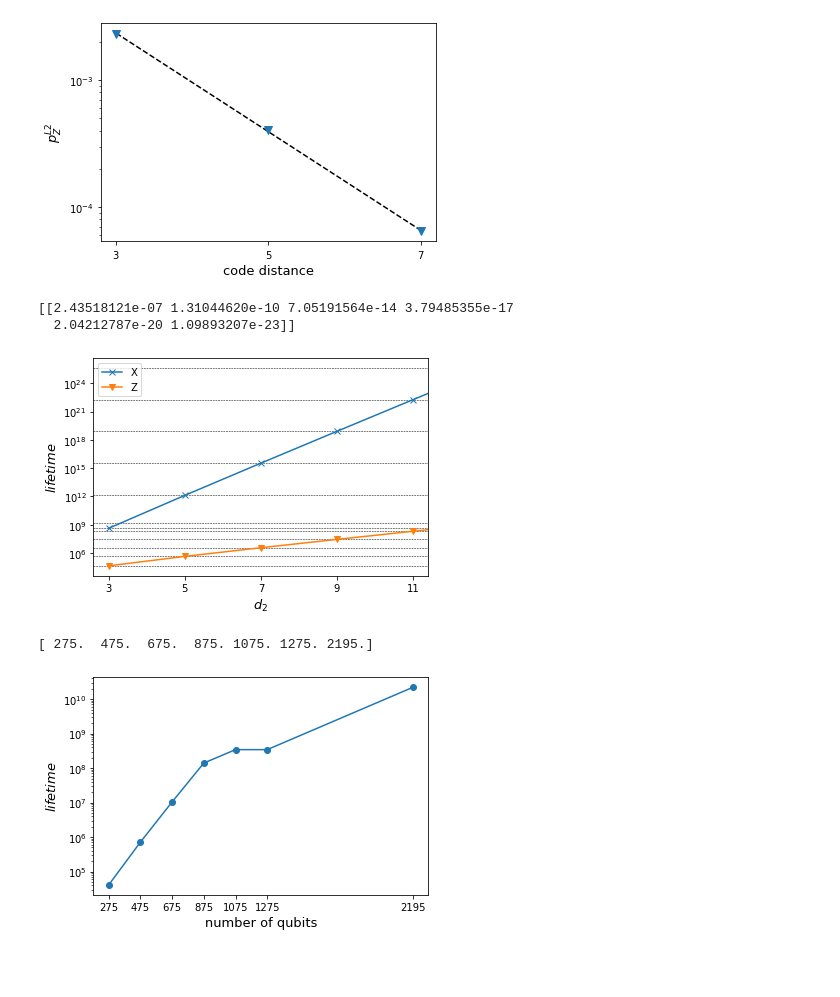
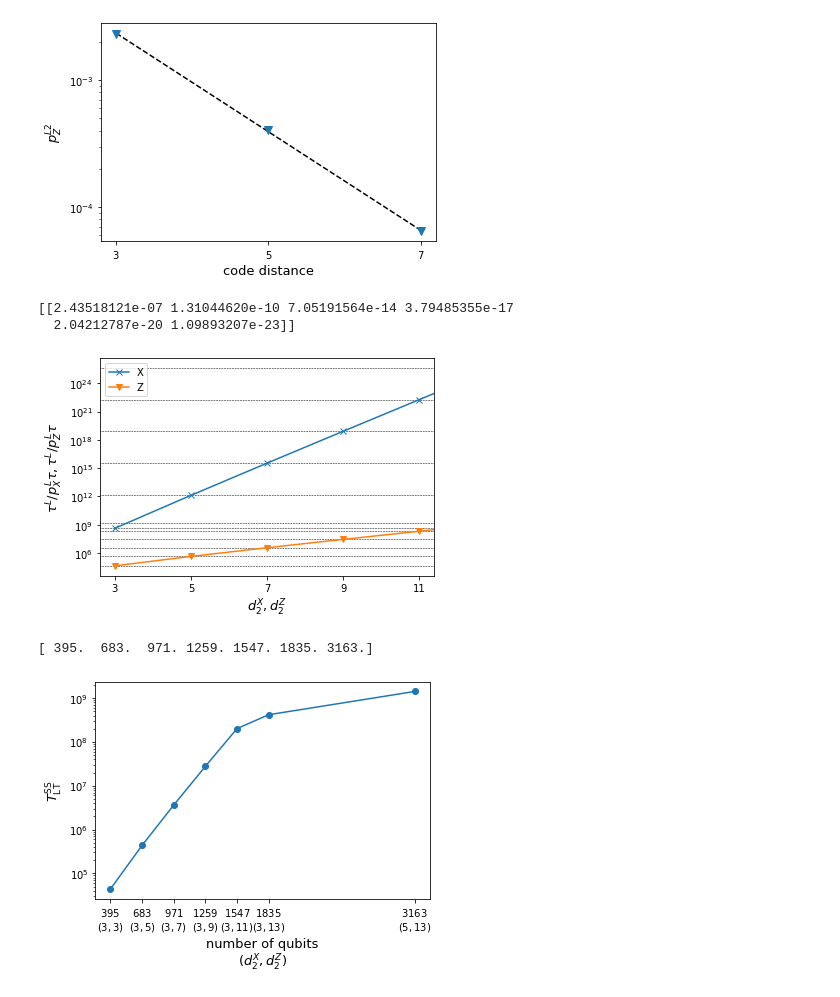
Before and after one commit to kono0924/Fujii-lab, a Jupyter notebook: surface_realistic/realistic_single_round/SWAP/csv_view.ipynb, the cells around one changed output. Cells and saved outputs as stored; diff of their text form; code cells hidden in the pictures; blank space fills up the shorter version.

```diff
--- a/surface_realistic/realistic_single_round/SWAP/csv_view.ipynb
+++ b/surface_realistic/realistic_single_round/SWAP/csv_view.ipynb
@@ -1301,8 +1305,8 @@ ax.plot(code_distance_list, (4*7+6)*code_distance_list /pL_Z_7(0.0001,code_dista
 for i in range(len(code_distance_list)):
     plt.hlines([(4*7+6)*code_distance_list[i] /pL_X_7(0.0001,code_distance_list[i])[0]], 0, 12, "k", linestyles='dashed',linewidth=0.5)
     plt.hlines([(4*7+6)*code_distance_list[i] /pL_Z_7(0.0001,code_distance_list[i])[0]], 0, 12, "k", linestyles='dashed',linewidth=0.5)
-ax.set_xlabel(r"$d_2$", fontsize=13)
-ax.set_ylabel(r'$lifetime$', fontsize=13)
+ax.set_xlabel(r"$d_2^X, d_2^Z$", fontsize=13)
+ax.set_ylabel(r'$\tau^{L}/p_{X}^{L}\tau, \tau^{L}/p_{Z}^{L}\tau$', fontsize=13)
 ax.set_xticks(code_distance_list)
 ax.set_yscale("log")
 ax.set_xlim(2.6, 11.4)
@@ -1311,28 +1315,30 @@ plt.show()
 # %% [output]
 [[2.43518121e-07 1.31044620e-10 7.05191564e-14 3.79485355e-17
   2.04212787e-20 1.09893207e-23]]
-[figure, old version]
+[figure, new version]
 # %%
 cd_list =[[3,3],[3,5],[3,7],[3,9],[3,11],[3,13],[5,13]]
 lifetime_list = np.array([])
 number_list = np.array([])
 def qubits_number(d1,dx,dz):
     return dx + dz - 1 + (2*d1 -1)*(4*dx*dz-dx-dz)
 for cd in cd_list:
-    a = (4*5+6)*cd[0] /pL_X_5(0.0001,cd[0])[0,0]
-    b = (4*5+6)*cd[1] /pL_Z_5(0.0001,cd[1])[0]
+    a = (4*7+6)*cd[0] /pL_X_7(0.0001,cd[0])[0,0]
+    b = (4*7+6)*cd[1] /pL_Z_7(0.0001,cd[1])[0]
     lifetime_list = np.append(lifetime_list,min(a,b))
-    number_list = np.append(number_list,qubits_number(5,cd[0],cd[1]))
+    number_list = np.append(number_list,qubits_number(7,cd[0],cd[1]))
 print(number_list)
 fig, ax = plt.subplots()
 ax.plot(number_list, lifetime_list,marker='o')
-ax.set_xlabel(r"number of qubits", fontsize=13)
-ax.set_ylabel(r'$lifetime$', fontsize=13)
+ax.set_xlabel(r"number of qubits"+"\n"+r"$(d^{X}_{2},d^{Z}_{2})$", fontsize=13)
+ax.set_ylabel(r'$T_{\mathrm{LT}}^{\mathrm{SS}}$', fontsize=13)
 ax.set_xticks(number_list)
+ax.set_xticklabels([r"$395$"+"\n"+r"$(3,3)$",r"$683$"+"\n"+r"$(3,5)$",r"$971$"+"\n"+r"$(3,7)$",r"$1259$"+"\n"+r"$(3,9)$",
+                    r"$1547$"+"\n"+r"$(3,11)$",r"$1835$"+"\n"+r"$(3,13)$",r"$3163$"+"\n"+r"$(5,13)$"])
 ax.set_yscale("log")
 #ax.set_xlim(2.6, 11.4)
 #ax.legend()
 plt.show()
 # %% [output]
-[ 275.  475.  675.  875. 1075. 1275. 2195.]
+[ 395.  683.  971. 1259. 1547. 1835. 3163.]
-[figure, old version]
+[figure, new version]
```
Also changed, not shown: parts of 6 cells of this notebook, 3 other files.
